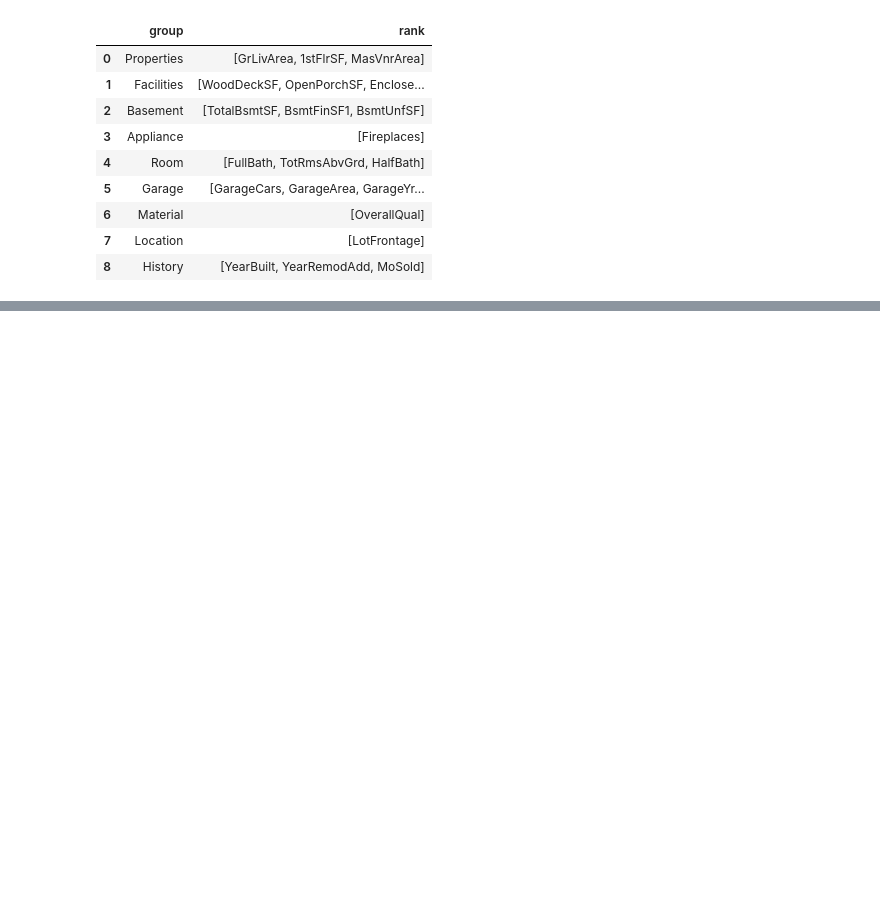
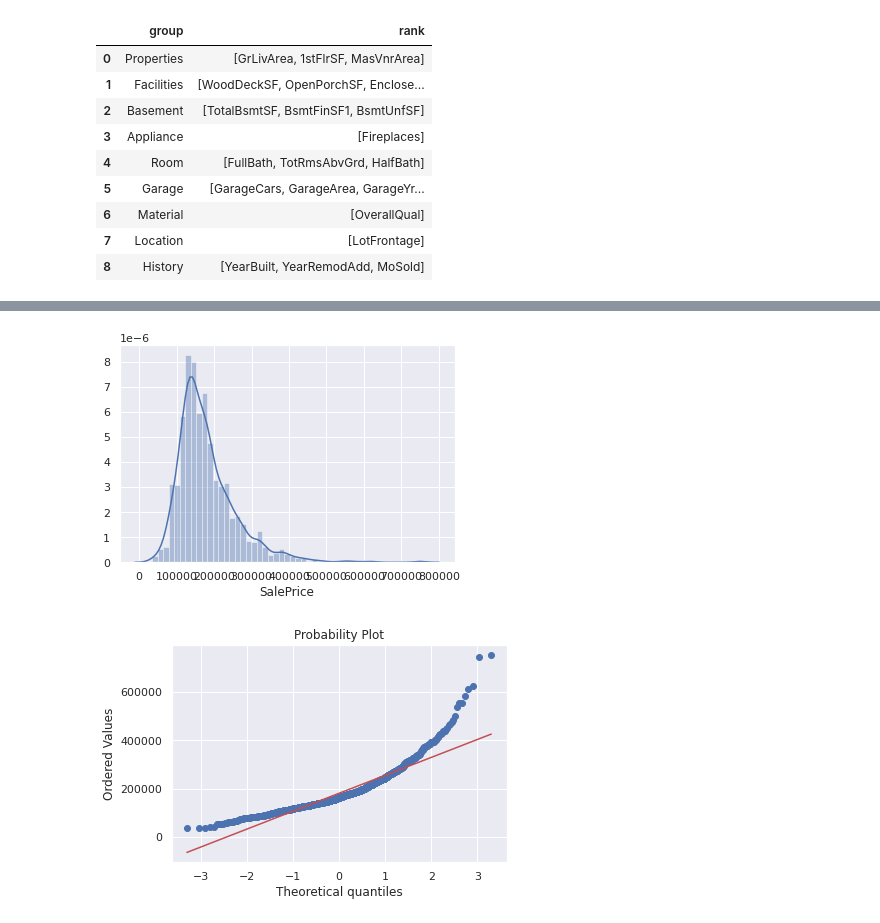
Before and after one commit to Sirabhop/Kaggle_Challenge, a Jupyter notebook: Challenge_2_House_Prices.ipynb, the cells around one changed output, grey strips where cells are left out. Drawn from its saved outputs; the diff is of its cells as text; code cells hidden in the pictures; blank space fills up the shorter version.

```diff
--- a/Challenge_2_House_Prices.ipynb
+++ b/Challenge_2_House_Prices.ipynb
@@ -179,0 +201,7 @@ df.head()
+# %%
+sns.distplot(df['SalePrice'])
+fig = plt.figure()
+res = stats.probplot(df['SalePrice'], plot = plt)
+# %% [output]
+[figure, added]
+[figure, added]
```
Also changed, not shown: parts of 19 cells of this notebook.
